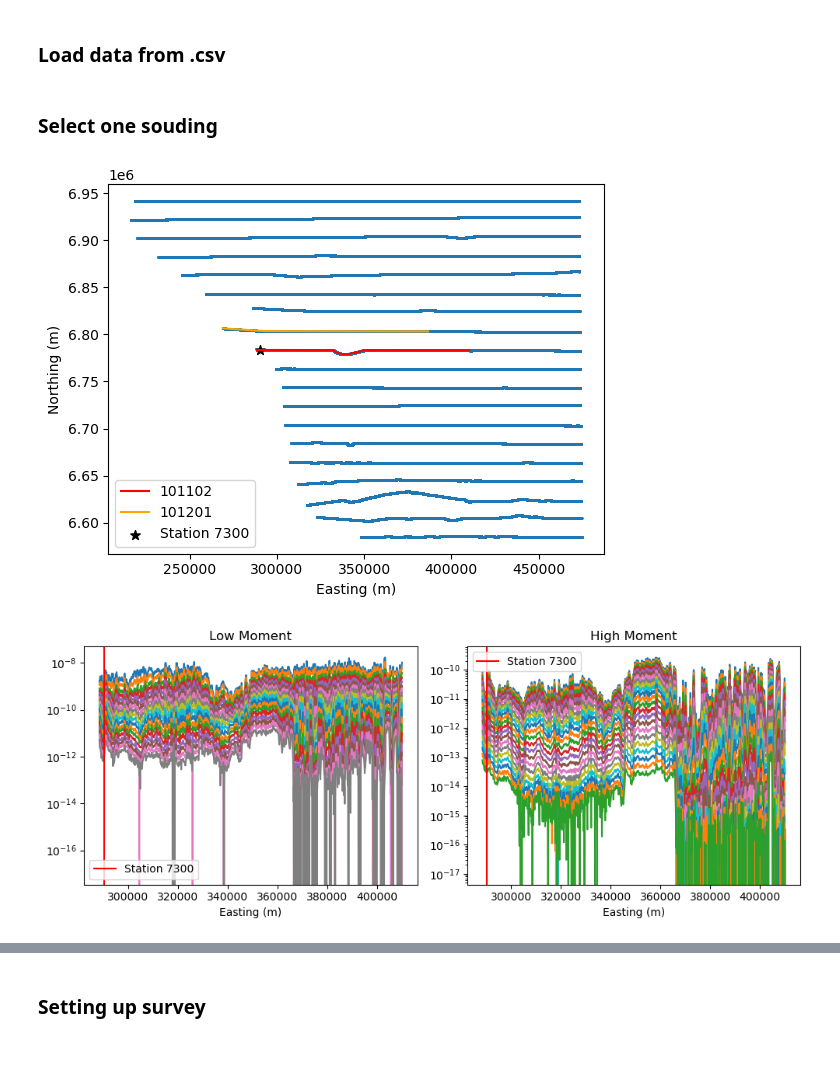
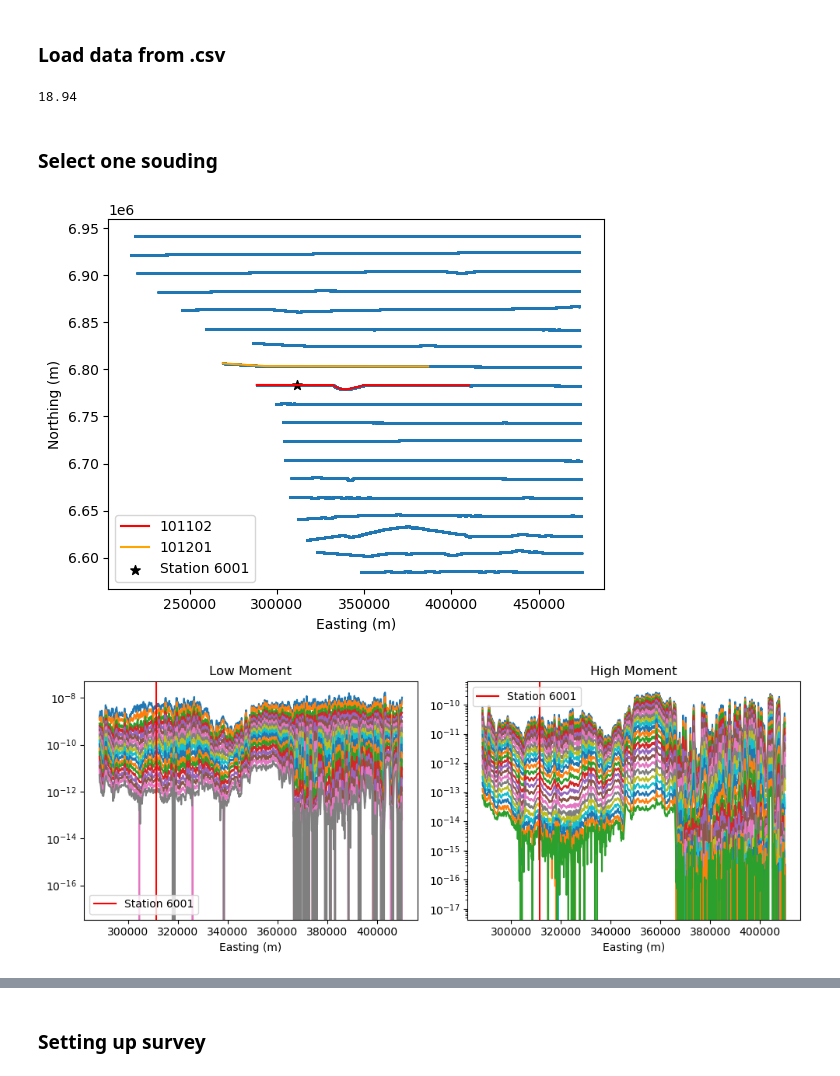
Before and after one commit to oscarshek/EOSC-556-Project, a Jupyter notebook: Notebook/AusAEM_WA.ipynb, the cells around one changed output, grey strips where cells are left out. Cells and saved outputs as stored; diff of their text form; code cells hidden in the pictures.

```diff
--- a/Notebook/AusAEM_WA.ipynb
+++ b/Notebook/AusAEM_WA.ipynb
@@ -48,23 +48,27 @@ df.replace(-99999999, np.nan, inplace=True)
 df.replace(0, np.nan, inplace=True)
 # Drop rows with missing values
 df.dropna(inplace=True)
+# %%
+df["GPS_Alt"].min()
+# %% [output]
+18.94
 # %% [markdown]
 ### Select one souding
 # %%
 # input flight line number and sounding ID
 # 101102 or 101201
 flightline = 101102 # or 101201
 
 # 0 - 7420 for flight line 101102
 # 7421 - 16261 for flight line 101201
-sounding = 7300
+sounding = 6001 #7300
 
 plot_sounding(flightline, sounding, df, df_all)
 
 station, station_lm_data, station_hm_data, station_lm_std, station_hm_std = get_sounding_df(flightline, sounding, df)
 # %% [output]
-[figure, old version]
+[figure, new version]
-[figure, old version]
+[figure, new version]
 # %%
 # load the gate opening time for LM and HM respectively
 LM_excel = "../../LM_times.csv"
```
Also changed, not shown: parts of 26 cells of this notebook, 2 other files.
